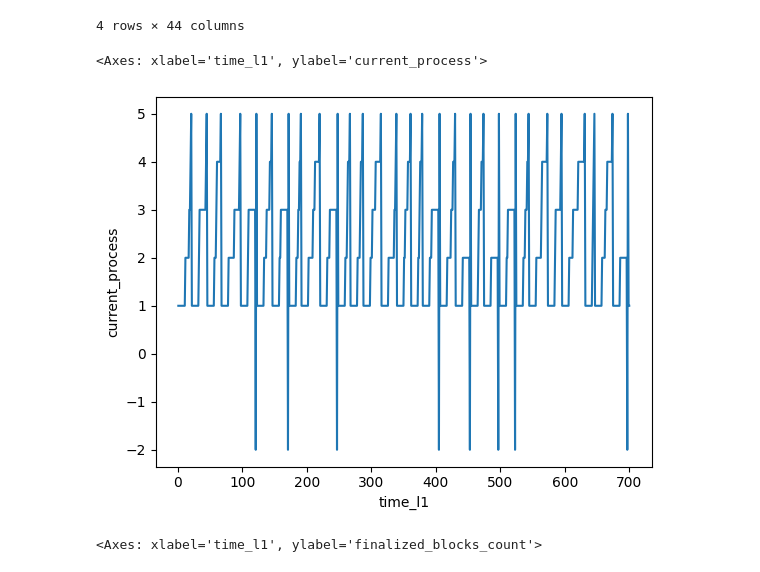
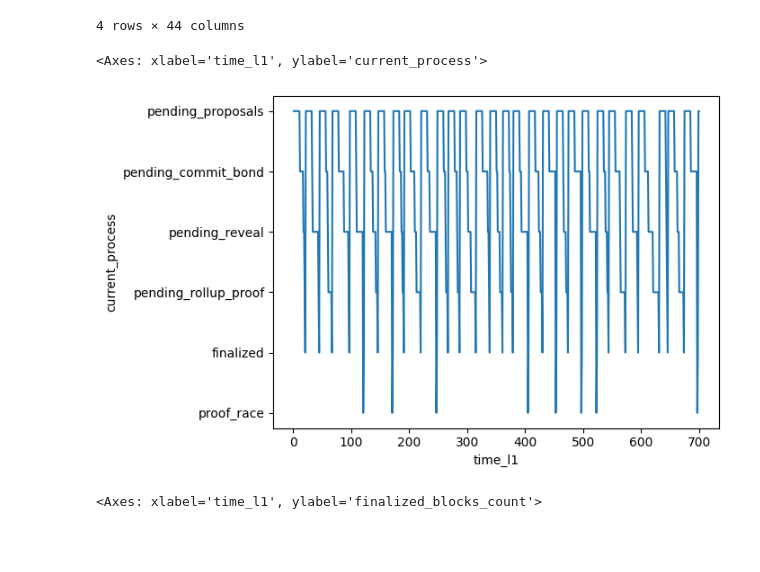
Before and after one commit to BlockScience/aztec-gddt, a Jupyter notebook: notebooks/test_run.ipynb, the cells around one changed output. Saved outputs shown, nothing was run; the diff lists cells and outputs as text; code cells hidden in the pictures; blank space fills up the shorter version.

```diff
--- a/notebooks/test_run.ipynb
+++ b/notebooks/test_run.ipynb
@@ -48,10 +48,10 @@ sim_df.head(4)
 4 rows × 44 columns
 # %%
 sns.lineplot(x=sim_df.time_l1,
-             y=sim_df.current_process.map(lambda x: x.phase if x is not None else None))
+             y=sim_df.current_process.map(lambda x: x.phase.name if x is not None else None))
 # %% [output]
 <Axes: xlabel='time_l1', ylabel='current_process'>
-[figure, old version]
+[figure, new version]
 # %%
 sns.lineplot(x=sim_df.time_l1,
              y=sim_df.finalized_blocks_count)
```
